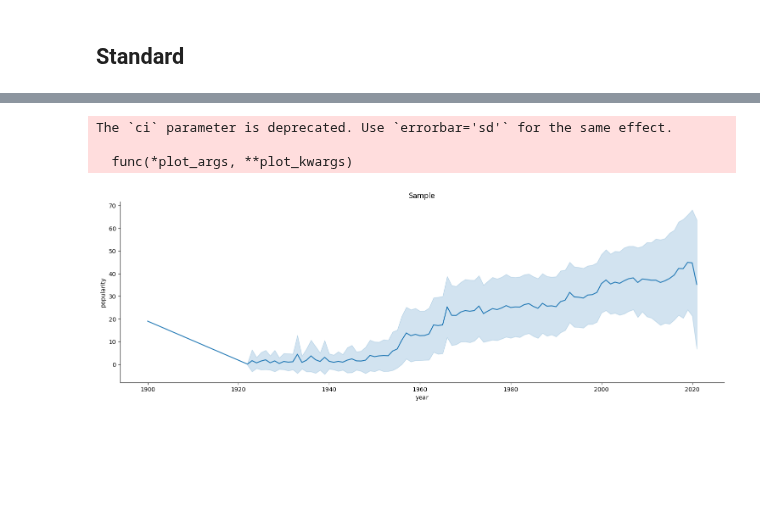
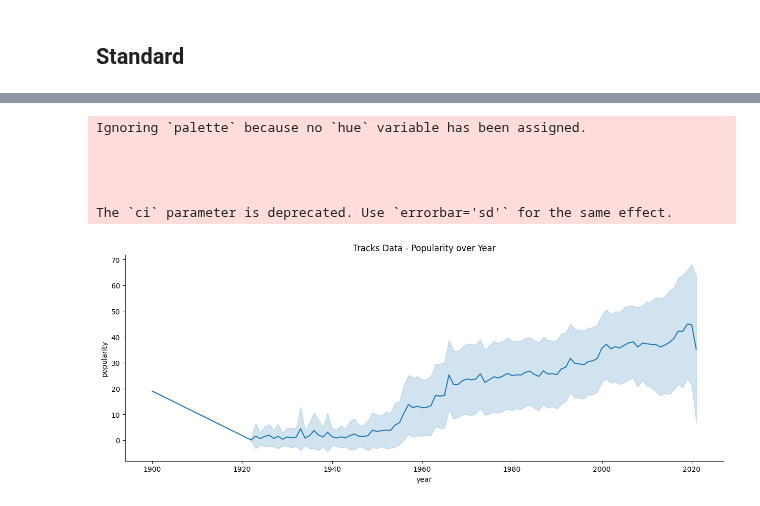
Before and after one commit to mavwong/SpotifyDataAnalysis, a Jupyter notebook: 03-analysis_main.ipynb, the cells around one changed output, grey strips where cells are left out. Drawn from its saved outputs; the diff is of its cells as text; code cells hidden in the pictures; blank space fills up the shorter version.

```diff
--- a/03-analysis_main.ipynb
+++ b/03-analysis_main.ipynb
@@ -97,3 +28,2 @@ class VisualizeRelational:
 # %%
-sample = VisualizeRelational(input_df=df_tracks, name="Sample", x="year", y="popularity")
-sample.BoxPlot()
+sample = VisualizeRelational(input_df=df_tracks, name="Tracks", x="year", y="popularity", export_plot=True, show_plot=False)
@@ -102,10 +39,13 @@ sample.BoxPlot()
 # %%
-sample.LinePlot()
+sample.LinePlot(show=True)
 # %% [output]
+Ignoring `palette` because no `hue` variable has been assigned.
+
+
+
+
 The `ci` parameter is deprecated. Use `errorbar='sd'` for the same effect.
-
-  func(*plot_args, **plot_kwargs)
-[figure, old version]
+[figure, new version]
 # %%
 ### Track Dataframe
 # Track Popularity over time / year - distribution, boxplot. (Render the top 10, 100 and 1000, )
```
Also changed, not shown: parts of 6 cells of this notebook, 5 other files.
